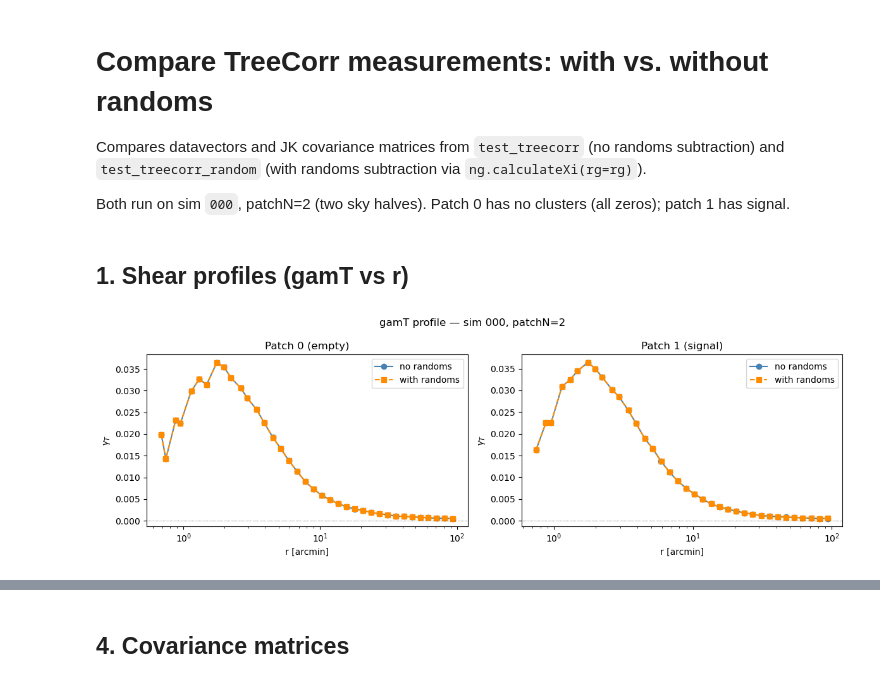
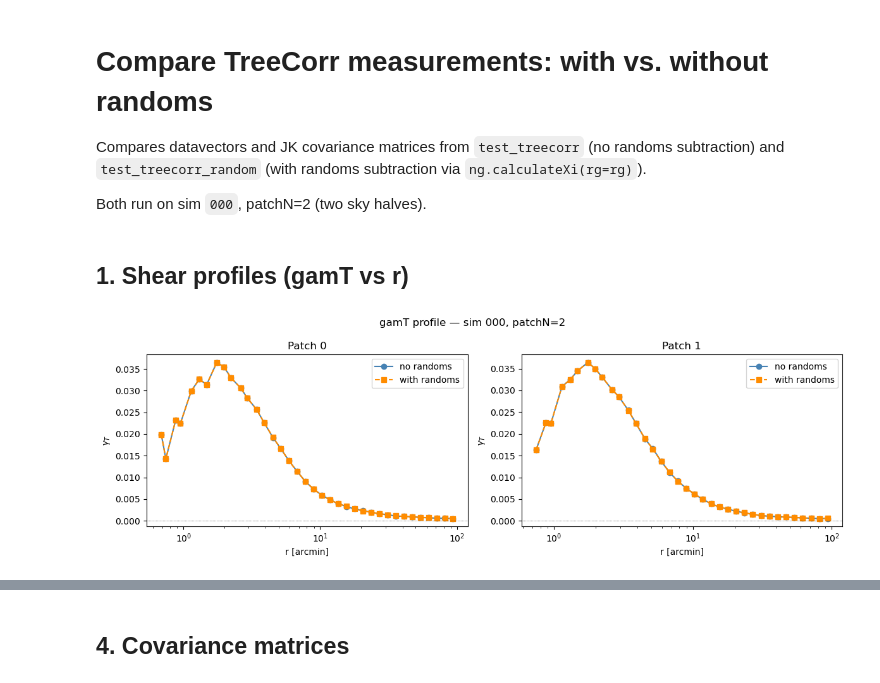
Before and after one commit to LSSTDESC/CL_JKcovariance_testing, a Jupyter notebook: cljkcov/validations/randoms_comparison/compare_treecorr_randoms.ipynb, the cells around one changed output, grey strips where cells are left out. Cells and saved outputs as stored; diff of their text form; code cells hidden in the pictures.

```diff
--- a/cljkcov/validations/randoms_comparison/compare_treecorr_randoms.ipynb
+++ b/cljkcov/validations/randoms_comparison/compare_treecorr_randoms.ipynb
@@ -3,7 +3,7 @@
 
 Compares datavectors and JK covariance matrices from `test_treecorr` (no randoms subtraction) and `test_treecorr_random` (with randoms subtraction via `ng.calculateXi(rg=rg)`).
 
-Both run on sim `000`, patchN=2 (two sky halves). Patch 0 has no clusters (all zeros); patch 1 has signal.
+Both run on sim `000`, patchN=2 (two sky halves).
 # %%
 import numpy as np
 import matplotlib.pyplot as plt
@@ -37,27 +37,27 @@ def cov_to_corr(cov):
 # %%
 fig, axes = plt.subplots(1, len(PATCHES), figsize=(6 * len(PATCHES), 4), sharey=False)
 
 for ax, patch_id in zip(axes, PATCHES):
     dv_no  = load_datavector(DIR_NO_RAN,   SIM, PATCH_N, patch_id)
     dv_ran = load_datavector(DIR_WITH_RAN, SIM, PATCH_N, patch_id)
 
     mask_no  = dv_no['npairs']  > 0
     mask_ran = dv_ran['npairs'] > 0
 
     ax.plot(dv_no['meanr'][mask_no],   dv_no['gamT'][mask_no],
             'o-', label='no randoms',   color='steelblue')
     ax.plot(dv_ran['meanr'][mask_ran], dv_ran['gamT'][mask_ran],
             's--', label='with randoms', color='darkorange')
 
     ax.axhline(0, color='k', lw=0.5, ls=':')
     ax.set_xscale('log')
     ax.set_xlabel('r [arcmin]')
     ax.set_ylabel(r'$\gamma_T$')
-    ax.set_title(f'Patch {patch_id} ({"signal" if patch_id == 1 else "empty"})')
+    ax.set_title(f'Patch {patch_id}')
     ax.legend()
 
 fig.suptitle(f'gamT profile — sim {SIM}, patchN={PATCH_N}')
 plt.tight_layout()
 plt.show()
 # %% [output]
-[figure, old version]
+[figure, new version]
```
Also changed, not shown: parts of 11 cells of this notebook, 2 other files.
